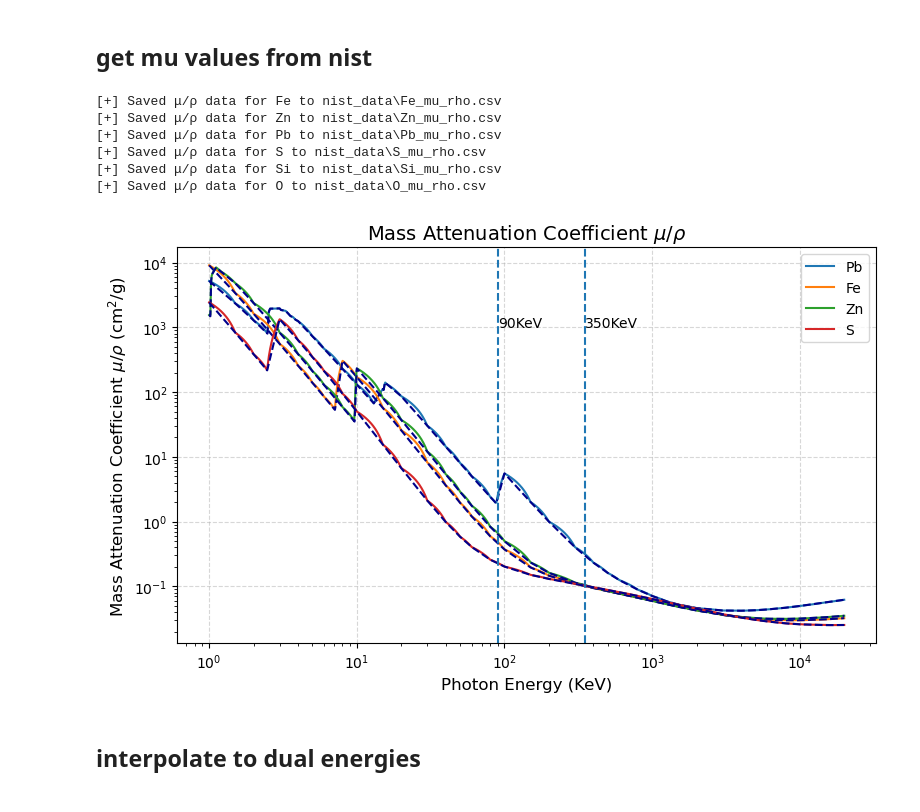
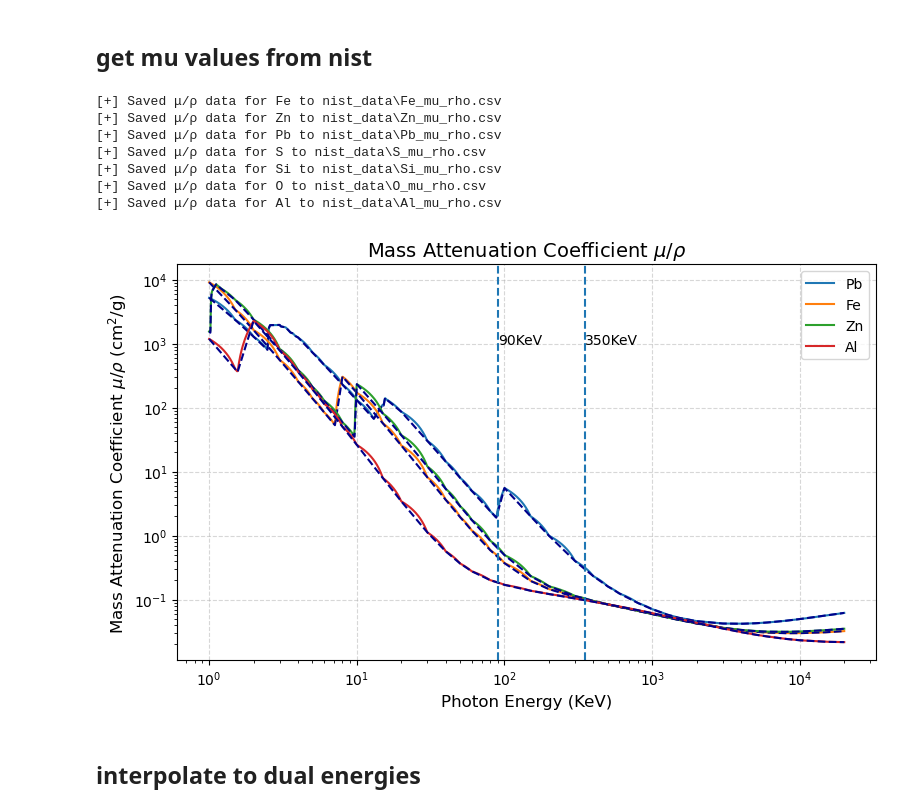
Before and after one commit to yaojian95/jt_ore_sorting, a Jupyter notebook: matrix_grade.ipynb, the cells around one changed output. Drawn from its saved outputs; the diff is of its cells as text; code cells hidden in the pictures.

```diff
--- a/matrix_grade.ipynb
+++ b/matrix_grade.ipynb
@@ -144,7 +144,7 @@ def get_mu_rho(element_symbol, energies_MeV, data_dir='nist_data'):
     interpolator = interp1d(energies, mu_rho, kind='linear', bounds_error=False, fill_value="extrapolate")
     return np.array(energies), np.array(mu_rho), interpolator(energies_MeV)
 # %%
-for elem in ['Fe', 'Zn', 'Pb', 'S', 'Si', 'O']:
+for elem in ['Fe', 'Zn', 'Pb', 'S', 'Si', 'O', 'Al']:
     save_mu_rho_to_csv(elem)
 # %% [output]
 [+] Saved μ/ρ data for Fe to nist_data\Fe_mu_rho.csv
@@ -153,6 +153,7 @@ for elem in ['Fe', 'Zn', 'Pb', 'S', 'Si', 'O']:
 [+] Saved μ/ρ data for S to nist_data\S_mu_rho.csv
 [+] Saved μ/ρ data for Si to nist_data\Si_mu_rho.csv
 [+] Saved μ/ρ data for O to nist_data\O_mu_rho.csv
+[+] Saved μ/ρ data for Al to nist_data\Al_mu_rho.csv
 # %%
 
 
@@ -187,9 +188,9 @@ def plot_mu_rho_vs_energy(element_symbol):
 
     plt.show()
 # %%
-plot_mu_rho_vs_energy(['Pb', 'Fe', 'Zn', 'S'])
+plot_mu_rho_vs_energy(['Pb', 'Fe', 'Zn', 'Al'])
 # %% [output]
-[figure, old version]
+[figure, new version]
 # %% [markdown]
 ## interpolate to dual energies
 # %%
```
Also changed, not shown: 3 other files.
